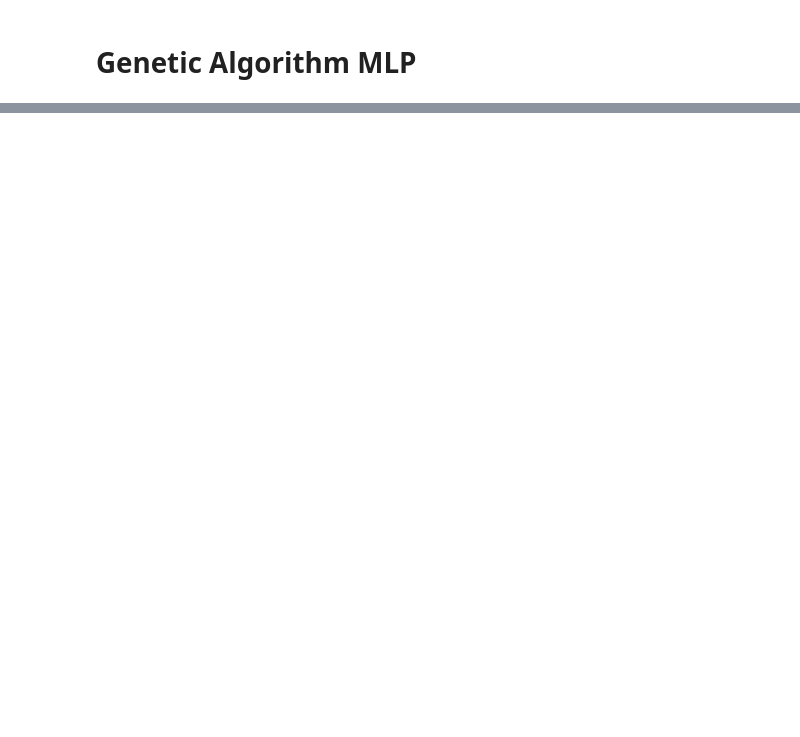
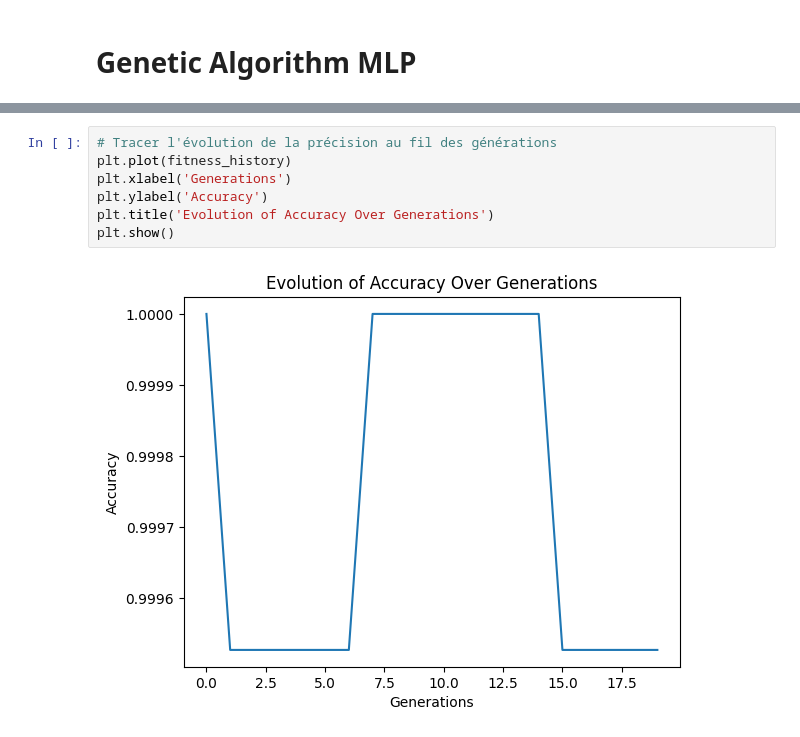
Before and after one commit to ferayame/Genetic-Algorithm, a Jupyter notebook: AG_using_tensorflow.ipynb, the cells around one changed output, grey strips where cells are left out. Drawn from its saved outputs; the diff is of its cells as text; blank space fills up the shorter version.

```diff
--- a/AG_using_tensorflow.ipynb
+++ b/AG_using_tensorflow.ipynb
@@ -150,0 +308,9 @@ NameError: name 'X_train' is not defined
+# %%
+# Tracer l'évolution de la précision au fil des générations
+plt.plot(fitness_history)
+plt.xlabel('Generations')
+plt.ylabel('Accuracy')
+plt.title('Evolution of Accuracy Over Generations')
+plt.show()
+# %% [output]
+[figure, added]
```
Also changed, not shown: parts of 19 cells of this notebook, 1 other file.
